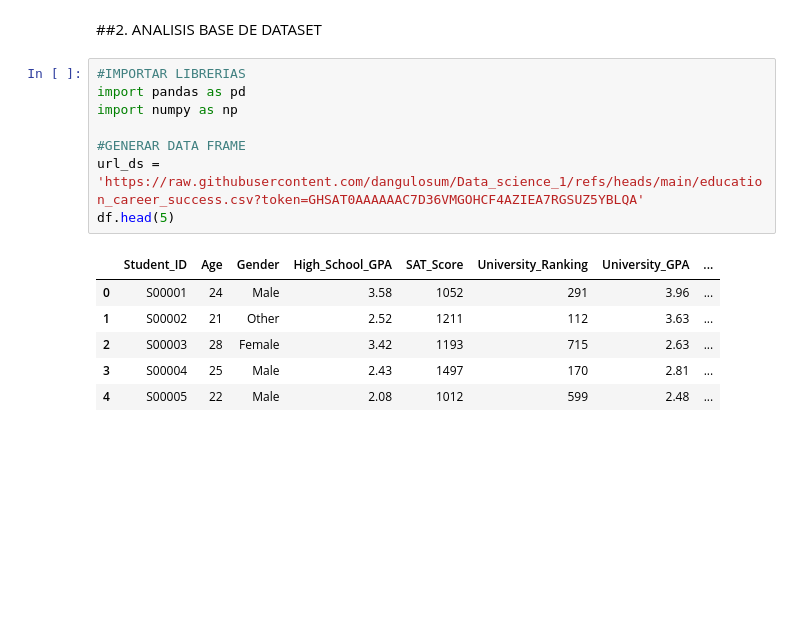
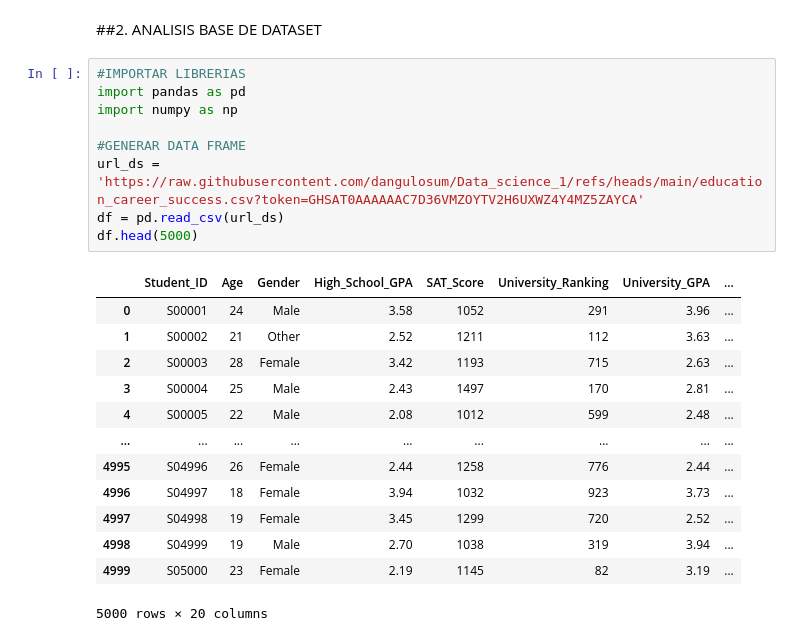
Before and after one commit to dangulosum/Data_science_1, a Jupyter notebook: ProyectoDS_Diego_Angulo.ipynb, the cells around one changed output. Cells and saved outputs as stored; diff of their text form; blank space fills up the shorter version.

```diff
--- a/ProyectoDS_Diego_Angulo.ipynb
+++ b/ProyectoDS_Diego_Angulo.ipynb
@@ -28,15 +37,23 @@
 # %%
 #IMPORTAR LIBRERIAS
 import pandas as pd
 import numpy as np
 
 #GENERAR DATA FRAME
-url_ds = 'https://raw.githubusercontent.com/dangulosum/Data_science_1/refs/heads/main/education_career_success.csv?token=GHSAT0AAAAAAC7D36VMGOHCF4AZIEA7RGSUZ5YBLQA'
-df.head(5)
+url_ds = 'https://raw.githubusercontent.com/dangulosum/Data_science_1/refs/heads/main/education_career_success.csv?token=GHSAT0AAAAAAC7D36VMZOYTV2H6UXWZ4Y4MZ5ZAYCA'
+df = pd.read_csv(url_ds)
+df.head(5000)
 # %% [output]
 |  | Student_ID | Age | Gender | High_School_GPA | SAT_Score | University_Ranking | University_GPA | ... |
 | 0 | S00001 | 24 | Male | 3.58 | 1052 | 291 | 3.96 | ... |
 | 1 | S00002 | 21 | Other | 2.52 | 1211 | 112 | 3.63 | ... |
 | 2 | S00003 | 28 | Female | 3.42 | 1193 | 715 | 2.63 | ... |
 | 3 | S00004 | 25 | Male | 2.43 | 1497 | 170 | 2.81 | ... |
 | 4 | S00005 | 22 | Male | 2.08 | 1012 | 599 | 2.48 | ... |
+| ... | ... | ... | ... | ... | ... | ... | ... | ... |
+| 4995 | S04996 | 26 | Female | 2.44 | 1258 | 776 | 2.44 | ... |
+| 4996 | S04997 | 18 | Female | 3.94 | 1032 | 923 | 3.73 | ... |
+| 4997 | S04998 | 19 | Female | 3.45 | 1299 | 720 | 2.52 | ... |
+| 4998 | S04999 | 19 | Male | 2.70 | 1038 | 319 | 3.94 | ... |
+| 4999 | S05000 | 23 | Female | 2.19 | 1145 | 82 | 3.19 | ... |
+5000 rows × 20 columns
```
Also changed, not shown: parts of 5 cells of this notebook.
